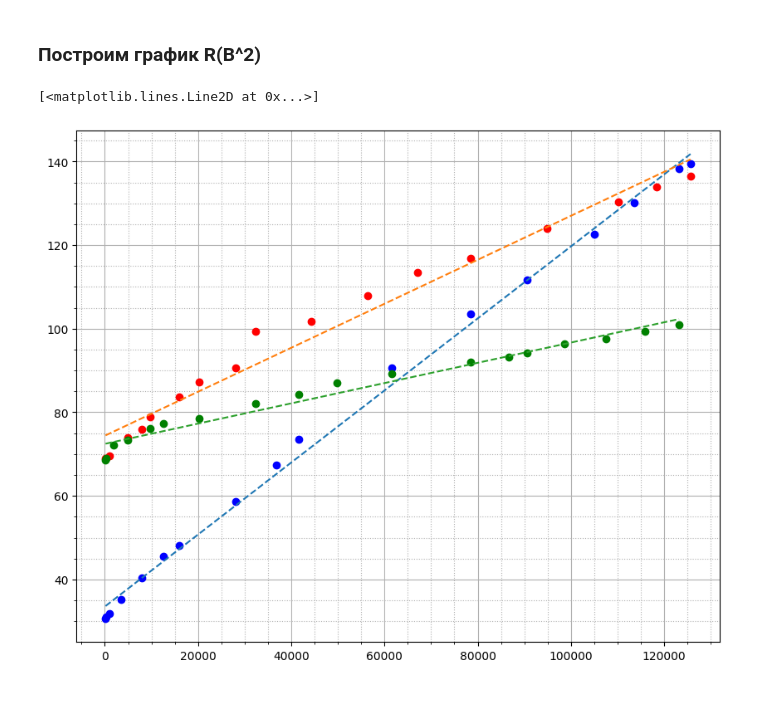
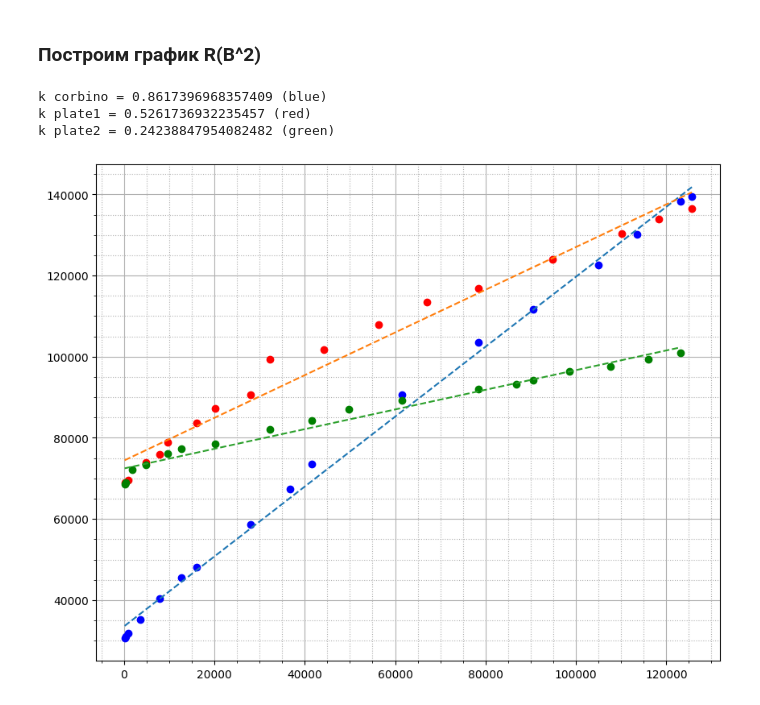
Before and after one commit to alexzhelyapov1/labs_mipt, a Jupyter notebook: 3.3.6/graph.ipynb, the cells around one changed output. Drawn from its saved outputs; the diff is of its cells as text; code cells hidden in the pictures.

```diff
--- a/3.3.6/graph.ipynb
+++ b/3.3.6/graph.ipynb
@@ -193,9 +195,9 @@ See the caveats in the documentation: https://pandas.pydata.org/pandas-docs/stab
 # %% [markdown]
 ### Рассчитаем R
 # %%
-df_corbino["R"] = np.array(df_corbino["U"] / (25.5))
-df_plate1["R"] = np.array(df_plate1["U"] / (10))
-df_plate2["R"] = np.array(df_plate2["U"] / (10))
+df_corbino["R"] = np.array(df_corbino["U"] / (25.5 * 0.001))
+df_plate1["R"] = np.array(df_plate1["U"] / (10 * 0.001))
+df_plate2["R"] = np.array(df_plate2["U"] / (10 * 0.001))
 
 df_corbino["B2"] = df_corbino["B"] ** 2
 df_plate1["B2"] = df_plate1["B"] ** 2
@@ -205,23 +207,31 @@ df_plate2["B2"] = df_plate2["B"] ** 2
 # %%
 fig, ax = plt.subplots(figsize = (10, 8))
 ax.minorticks_on()
 ax.grid(which = 'major')
 ax.grid(which = 'minor', linestyle = ':')
 
 ax.plot(df_corbino["B2"], df_corbino["R"], 'o', color='blue')
 p = np.polyfit(df_corbino["B2"], df_corbino["R"], 1)
 ya = np.polyval(p, df_corbino["B2"])
 ax.plot(df_corbino["B2"], ya, linestyle='dashed')
+df_corbino["m2"] = (ya[1] - ya[0]) / (df_corbino["B2"][1] - df_corbino["B2"][0])
+print("k corbino =", df_corbino["m2"][0], '(blue)')
 
 ax.plot(df_plate1["B2"], df_plate1["R"], 'o', color='red')
 p = np.polyfit(df_plate1["B2"], df_plate1["R"], 1)
 ya = np.polyval(p, df_plate1["B2"])
 ax.plot(df_plate1["B2"], ya, linestyle='dashed')
+df_plate1["m2"] = (ya[1] - ya[0]) / (df_plate1["B2"][1] - df_plate1["B2"][0])
+print("k plate1 =", df_plate1["m2"][0], '(red)')
 
 ax.plot(df_plate2["B2"], df_plate2["R"], 'o', color='green')
 p = np.polyfit(df_plate2["B2"], df_plate2["R"], 1)
 ya = np.polyval(p, df_plate2["B2"])
 ax.plot(df_plate2["B2"], ya, linestyle='dashed')
+df_plate2["m2"] = (ya[1] - ya[0]) / (df_plate2["B2"][1] - df_plate2["B2"][0])
+print("k plate2 =", df_plate2["m2"][0], '(green)')
 # %% [output]
-[<matplotlib.lines.Line2D at 0x...>]
+k corbino = 0.8617396968357409 (blue)
+k plate1 = 0.5261736932235457 (red)
+k plate2 = 0.24238847954082482 (green)
-[figure, old version]
+[figure, new version]
```
Also changed, not shown: parts of 2 cells of this notebook.
